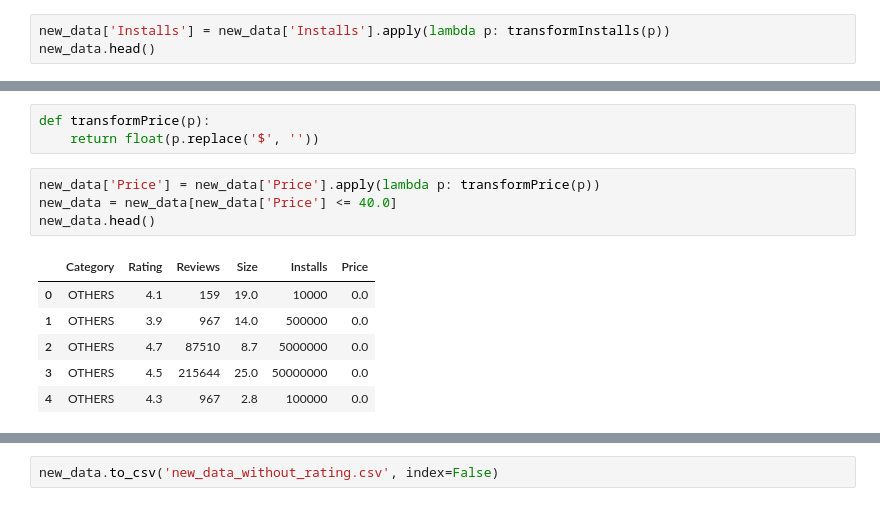
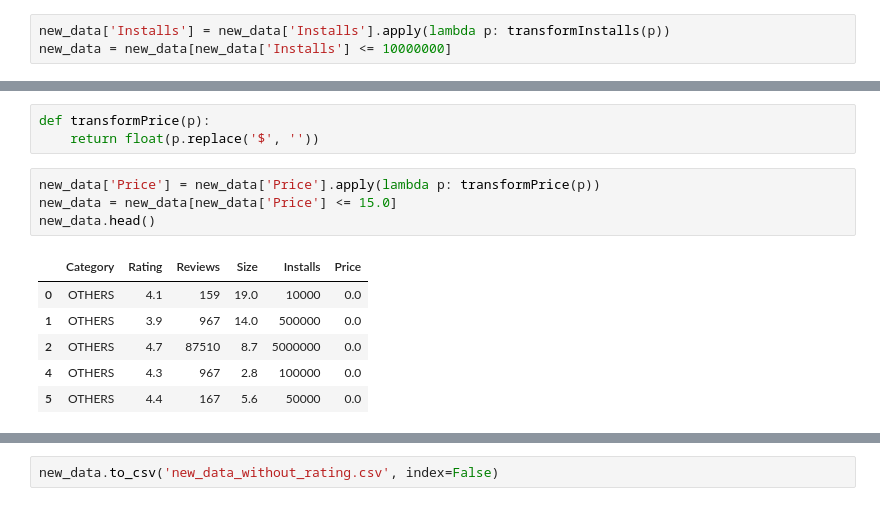
Before and after one commit to facuguerrero/SistemasInteligentes, a Jupyter notebook: 02_TpFinal-ISI-PreparacionDatos.ipynb, the cells around one changed output, grey strips where cells are left out. Saved outputs shown, nothing was run; the diff lists cells and outputs as text.

Commit message:
New modified data

```diff
--- a/02_TpFinal-ISI-PreparacionDatos.ipynb
+++ b/02_TpFinal-ISI-PreparacionDatos.ipynb
@@ -167,4 +167,4 @@ def transformInstalls(p):
     return int(new_p)
 # %%
 new_data['Installs'] = new_data['Installs'].apply(lambda p: transformInstalls(p))
-new_data.head()
+new_data = new_data[new_data['Installs'] <= 10000000]
@@ -180,12 +185,12 @@ def transformPrice(p):
     return float(p.replace('$', ''))
 # %%
 new_data['Price'] = new_data['Price'].apply(lambda p: transformPrice(p))
-new_data = new_data[new_data['Price'] <= 40.0]
+new_data = new_data[new_data['Price'] <= 15.0]
 new_data.head()
 # %% [output]
 |  | Category | Rating | Reviews | Size | Installs | Price |
 | 0 | OTHERS | 4.1 | 159 | 19.0 | 10000 | 0.0 |
 | 1 | OTHERS | 3.9 | 967 | 14.0 | 500000 | 0.0 |
 | 2 | OTHERS | 4.7 | 87510 | 8.7 | 5000000 | 0.0 |
-| 3 | OTHERS | 4.5 | 215644 | 25.0 | 50000000 | 0.0 |
 | 4 | OTHERS | 4.3 | 967 | 2.8 | 100000 | 0.0 |
+| 5 | OTHERS | 4.4 | 167 | 5.6 | 50000 | 0.0 |
```
Also changed, not shown: parts of 4 cells of this notebook, 3 other files.
